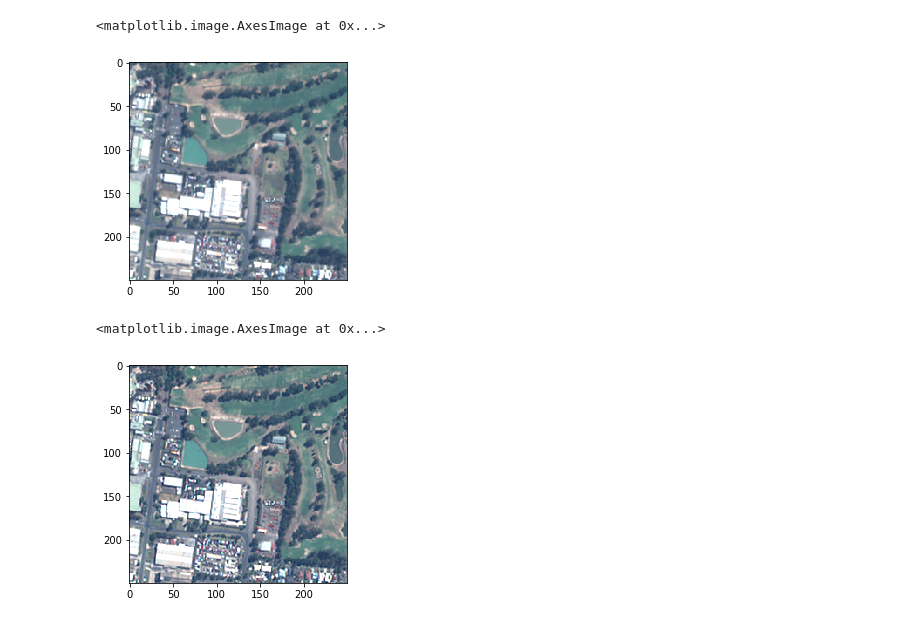
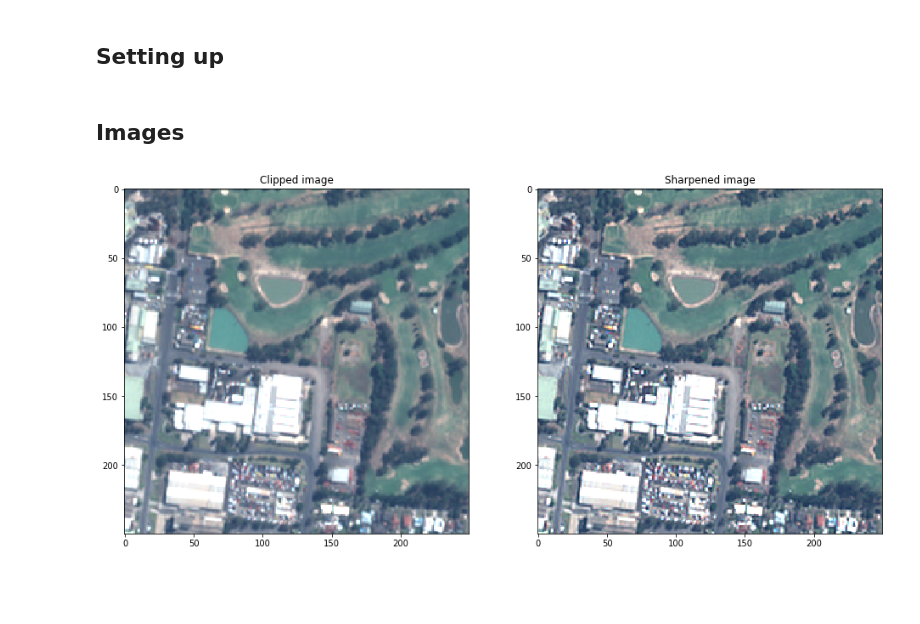
Before and after one commit to rodrigoalmeida94/clip_and_sharpen, a Jupyter notebook: notebooks/visualization.ipynb, the cells around one changed output. Drawn from its saved outputs; the diff is of its cells as text; code cells hidden in the pictures; blank space fills up the shorter version.

Commit message:
Add side by side images

```diff
--- a/notebooks/visualization.ipynb
+++ b/notebooks/visualization.ipynb
@@ -1,3 +3,5 @@
+# %% [markdown]
+## Setting up
 # %%
 import rasterio
 from rasterio.plot import show
@@ -28,15 +32,16 @@ def rgb_composite(raster_file):
     # Create RGB natural color composite
     rgb = np.dstack((redn, greenn, bluen))
     return rgb
-# %%
-# Cropped
-plt.imshow(rgb_composite("cropped.tif"))
-# %% [output]
-<matplotlib.image.AxesImage at 0x...>
-[figure, removed]
-# %%
-# Sharpened
-plt.imshow(rgb_composite("high_pass.tif"))
-# %% [output]
-<matplotlib.image.AxesImage at 0x...>
-[figure, removed]
+# %% [markdown]
+## Images
+# %%
+fig = plt.figure(figsize = (16,8))
+ax1 = fig.add_subplot(121)
+ax1.imshow(rgb_composite("cropped.tif"))
+ax1.set_title('Clipped image')
+ax2 = fig.add_subplot(122)
+ax2.imshow(rgb_composite("high_pass.tif"))
+ax2.set_title('Sharpened image')
+plt.show()
+# %% [output]
+[figure, added]
```
Also changed, not shown: parts of 1 cell of this notebook.
